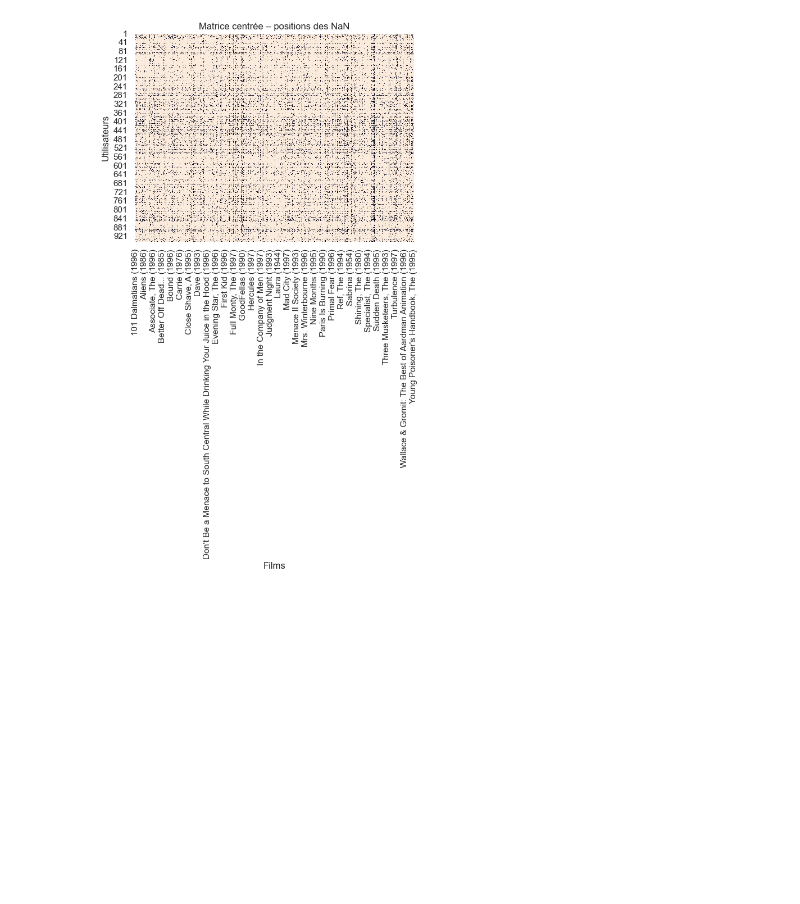
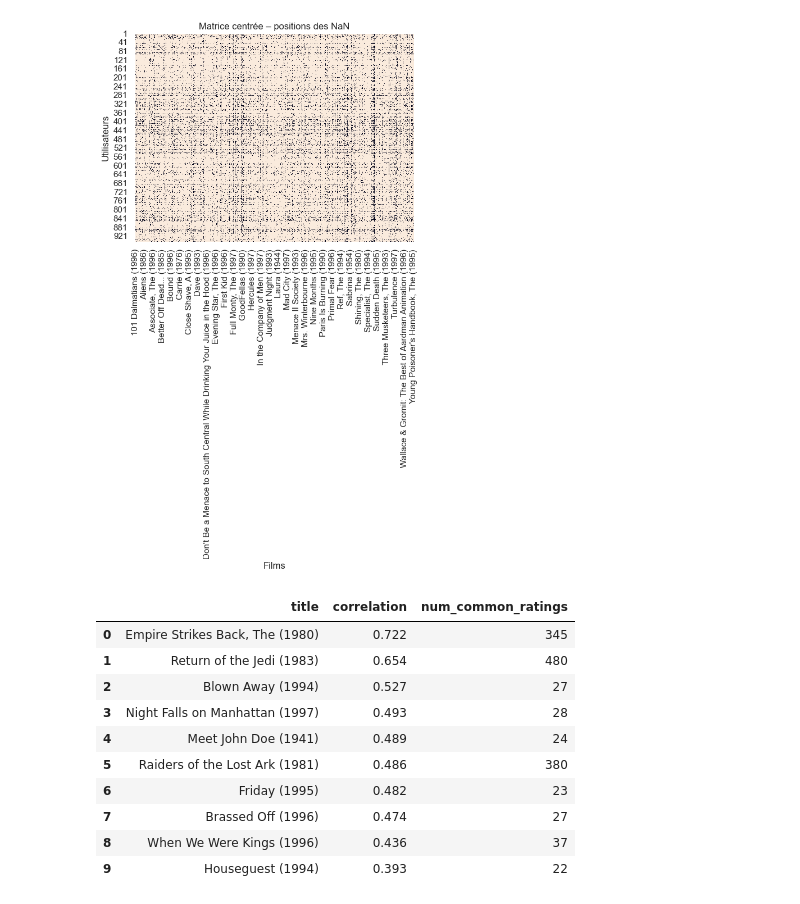
Before and after one commit to brimetz/MovieRecommenderSystem, a Jupyter notebook: notebooks/EDA.ipynb, the cells around one changed output. Saved outputs shown, nothing was run; the diff lists cells and outputs as text; code cells hidden in the pictures; blank space fills up the shorter version.

```diff
--- a/notebooks/EDA.ipynb
+++ b/notebooks/EDA.ipynb
@@ -290,3 +294,30 @@ plt.ylabel("Utilisateurs")
 plt.show()
 # %% [output]
 [figure]
+# %%
+# recommandation by Pearson correlation
+# chosen movie
+movie_test = "Star Wars (1977)"
+
+# launch the reco on the centered Matrix
+recommandations = get_similar_movies_pearson(
+    target_title=movie_test,
+    user_movie_matrix=centered_matrix,
+    min_common_ratings=20,  # pour éviter les artefacts
+    top_n=10
+)
+
+# display result
+recommandations.style.bar(subset=["correlation"], color='#5fba7d').format({"correlation": "{:.3f}"})
+# %% [output]
+|  | title | correlation | num_common_ratings |
+| 0 | Empire Strikes Back, The (1980) | 0.722 | 345 |
+| 1 | Return of the Jedi (1983) | 0.654 | 480 |
+| 2 | Blown Away (1994) | 0.527 | 27 |
+| 3 | Night Falls on Manhattan (1997) | 0.493 | 28 |
+| 4 | Meet John Doe (1941) | 0.489 | 24 |
+| 5 | Raiders of the Lost Ark (1981) | 0.486 | 380 |
+| 6 | Friday (1995) | 0.482 | 23 |
+| 7 | Brassed Off (1996) | 0.474 | 27 |
+| 8 | When We Were Kings (1996) | 0.436 | 37 |
+| 9 | Houseguest (1994) | 0.393 | 22 |
```
Also changed, not shown: parts of 3 cells of this notebook, 4 other files.
